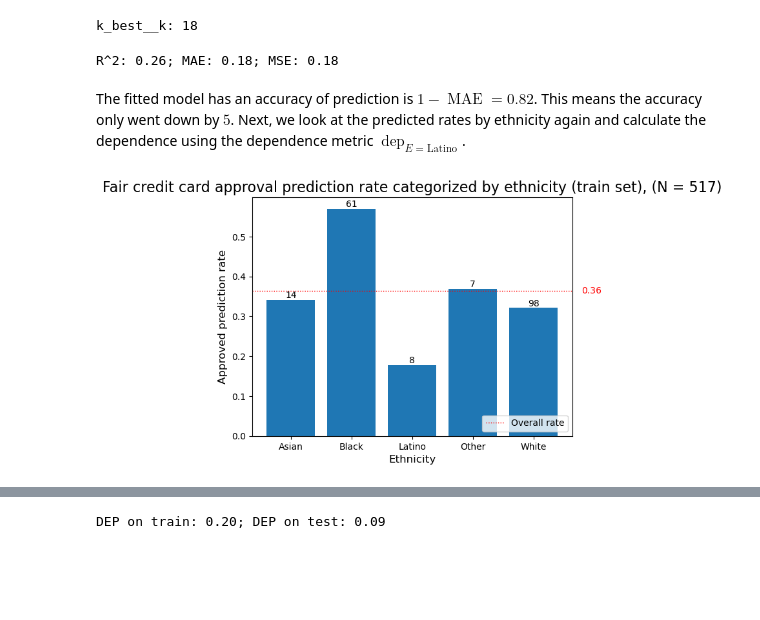
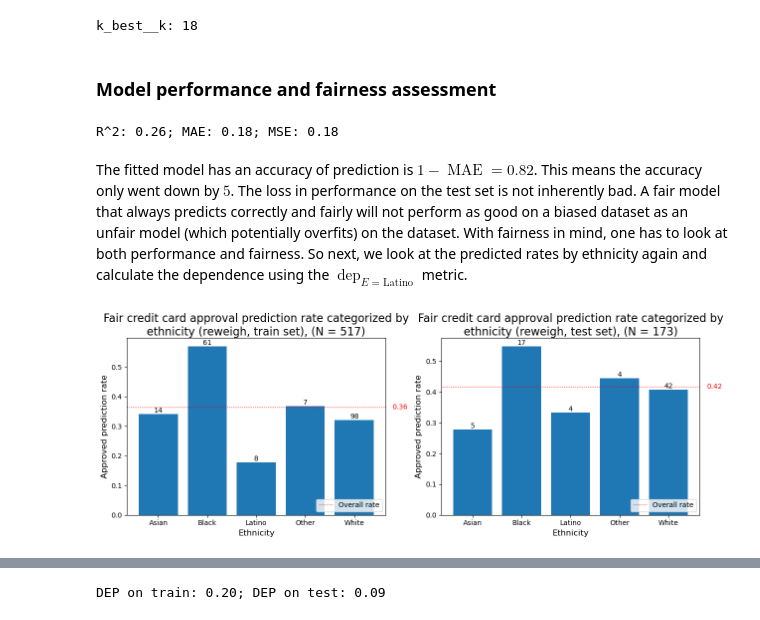
Before and after one commit to lucavella/SFML-project, a Jupyter notebook: luca_project.ipynb, the cells around one changed output, grey strips where cells are left out. Saved outputs shown, nothing was run; the diff lists cells and outputs as text; code cells hidden in the pictures; blank space fills up the shorter version.

```diff
--- a/luca_project.ipynb
+++ b/luca_project.ipynb
@@ -74,0 +135,9 @@ $$D(M(\vec{x}), M(\vec{y})) \le d(\vec{x}, \vec{y})$$
+# %%
+fig, ax = plt.subplots(figsize=(10, 8))
+
+ax.scatter(housing_df['MedInc'], housing_df['MedHouseVal'], s=1)
+ax.set_title('Median income in function of median house value per district in California', fontsize=16, wrap=True)
+ax.set_xlabel('Median income (in $1,000)', fontsize=12)
+ax.set_ylabel(f'Median house value (in $100,000)', fontsize=12)
+
+plt.show()
@@ -444,43 +645,49 @@ The Gaussian Naive Bayes is fitted with the training data and weights. We also m
 # %%
-credit_pipe_fair = Pipeline([
-    ('col_trans', ctf_fair),
-    ('k_best', skb),
+# pipeline with preprocessing and Gaussian naive Bayes
+credit_pipe_rw = Pipeline([
+    ('col_trans', credit_ctf_rw), # transformer without ethnicity
+    ('k_best', credit_skb),
     ('gnb', GaussianNB())
 ])
 
-gnb_gs_fair = GridSearchCV(
-    credit_pipe_fair,
+# grid search for best parameters
+credit_gnb_gs_rw = GridSearchCV(
+    credit_pipe_rw,
     credit_params,
     scoring='accuracy',
+    n_jobs=-1,
     refit=True,
-    cv=kfcv,
+    cv=credit_kfcv,
     return_train_score=True
 )
 
-gnb_gs_fair.fit(
+# fit using sample weights and print best params
+credit_gnb_gs_rw.fit(
     credit_X_train,
     credit_y_train,
     gnb__sample_weight=credit_weights
 )
-for param, value in gnb_gs_fair.best_params_.items():
+for param, value in credit_gnb_gs_rw.best_params_.items():
     print(f'{param}: {value}')
 # %% [output]
 k_best__k: 18
-# %%
-credit_y_test_pred_fair = gnb_gs_fair.predict(credit_X_test)
-score_summary(credit_y_test_pred_fair, credit_y_test)
-# %% [output]
-R^2: 0.26; MAE: 0.18; MSE: 0.18
+# %% [markdown]
+### Model performance and fairness assessment
+# %%
+credit_y_test_pred_rw = credit_gnb_gs_rw.predict(credit_X_test)
+score_summary(credit_y_test_pred_rw, credit_y_test)
+# %% [output]
+R^2: 0.26; MAE: 0.18; MSE: 0.18
 # %% [markdown]
-The fitted model has an accuracy of prediction is $1-\operatorname{MAE} = 0.82$. This means the accuracy only went down by $5%$. Next, we look at the predicted rates by ethnicity again and calculate the dependence using the dependence metric $\operatorname{dep}_{E = \mathrm{Latino}}$.
+The fitted model has an accuracy of prediction is $1-\operatorname{MAE} = 0.82$. This means the accuracy only went down by $5%$. The loss in performance on the test set is not inherently bad. A fair model that always predicts correctly and fairly will not perform as good on a biased dataset as an unfair model (which potentially overfits) on the dataset. With fairness in mind, one has to look at both performance and fairness. So next, we look at the predicted rates by ethnicity again and calculate the dependence using the $\operatorname{dep}_{E = \mathrm{Latino}}$ metric.
 # %%
-credit_y_train_pred_fair = gnb_gs_fair.predict(credit_X_train)
+credit_y_train_pred_rw = credit_gnb_gs_rw.predict(credit_X_train)
 
-sensitive_rate_plot(
-    credit_X_train['Ethnicity'],
-    pd.Series(credit_y_train_pred_fair, name='Approved prediction'),
-    1,
-    'Fair credit card approval prediction rate categorized by ethnicity (train set)'
+sensitive_rate_plots(
+    [credit_X_train['Ethnicity'], credit_X_test['Ethnicity']],
+    [pd.Series(credit_y_train_pred_rw, name='Approved prediction'), pd.Series(credit_y_test_pred_rw, name='Approved prediction')],
+    [1, 1],
+    ['Fair credit card approval prediction rate categorized by ethnicity (reweigh, train set)', 'Fair credit card approval prediction rate categorized by ethnicity (reweigh, test set)']
 )
 # %% [output]
-[figure, old version]
+[figure, new version]
```
Also changed, not shown: parts of 78 cells of this notebook.
